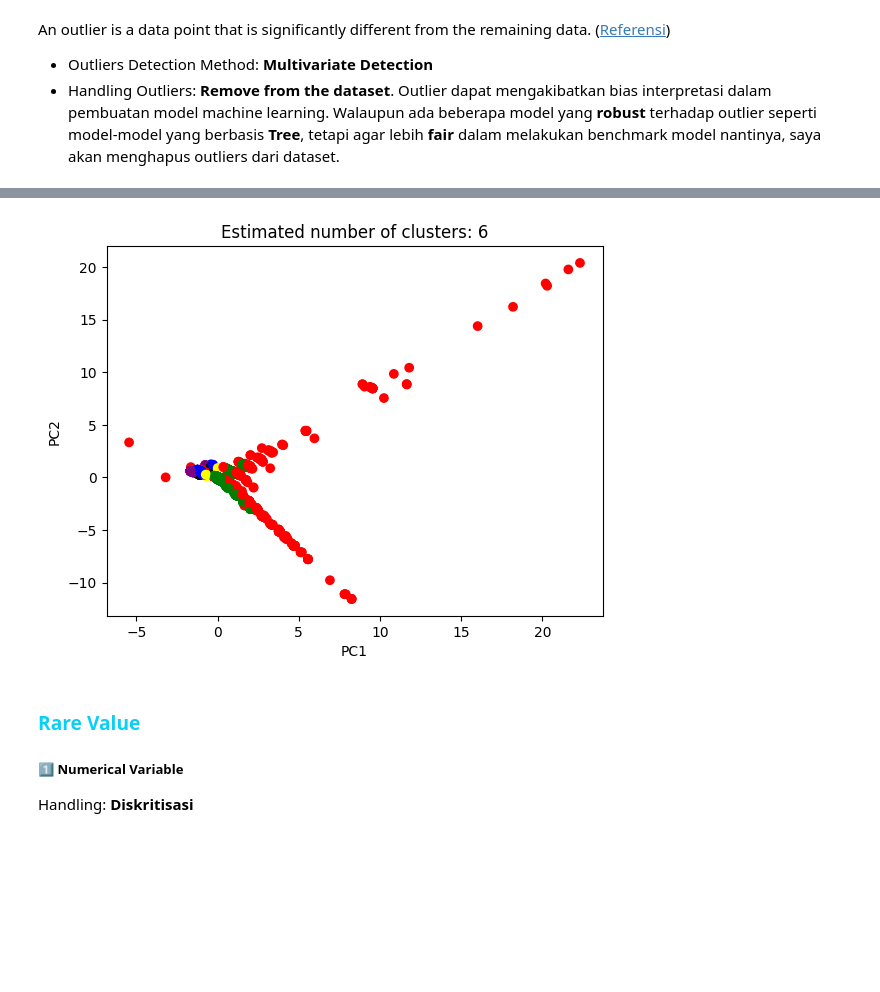
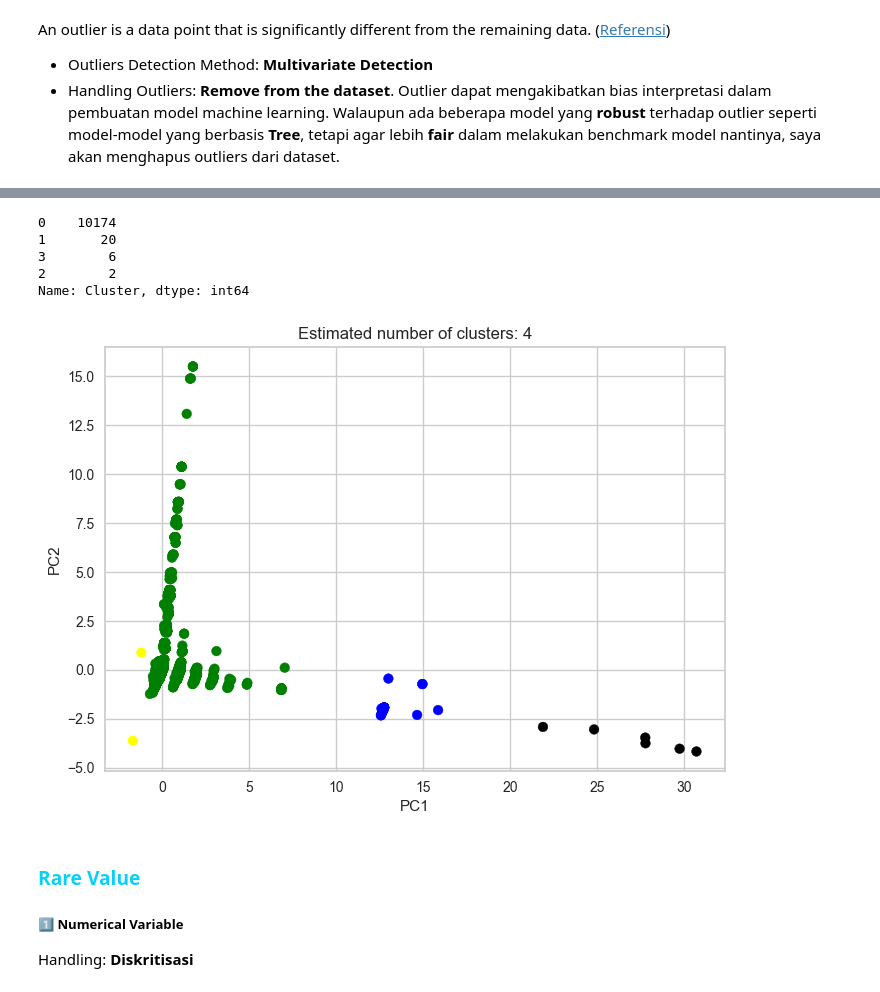
Before and after one commit to fnkhairudin/Hotel-Booking-Demand, a Jupyter notebook: notebooks/1.0-fnk-hotel-classification.ipynb, the cells around one changed output, grey strips where cells are left out. Cells and saved outputs as stored; diff of their text form; code cells hidden in the pictures; blank space fills up the shorter version.

```diff
--- a/notebooks/1.0-fnk-hotel-classification.ipynb
+++ b/notebooks/1.0-fnk-hotel-classification.ipynb
@@ -119,7 +119,7 @@ Dataset dapat di akses pada link berikut: [dataset!](https://drive.google.com/dr
 | `total_of_special_request` | Number of special requests made by the customer (e.g. twin bed or high floor) |
 | `is_canceled` | Value indicating if the booking was canceled (1) or not (0) |
 # %%
-data = pd.read_csv(r"C:\Users\ASUS\Desktop\DataSciencePurwadhika\Modul3\Hotel-Booking-Demand\data\raw\data_hotel_booking_demand.csv")
+data = pd.read_csv(r"C:\Users\faisa\Desktop\DataSciencePurwadhika\Modul3ML\HotelBookingDemand\data\raw\data_hotel_booking_demand.csv")
 data.sample(10)
 # %% [output]
 |  | country | market_segment | previous_cancellations | booking_changes | deposit_type | days_in_waiting_list | ... |
@@ -465,0 +529,9 @@ Jumlah outlier data (multivariate detection) sebesar : 968 baris atau 9%
+# %%
+model = DBSCAN(min_samples=1, eps=5)
+model = model.fit_predict(data_encoded)
+# jumlah unique Cluster
+set(model)
+
+# DataFrame dengan Cluster
+data_encoded['Cluster'] = model
+data_encoded.sample(10)
@@ -466,40 +551,48 @@ Jumlah outlier data (multivariate detection) sebesar : 968 baris atau 9%
+# %%
+data_encoded.Cluster.value_counts()
+# %% [output]
+0    10174
+1       20
+3        6
+2        2
+Name: Cluster, dtype: int64
 # %%
 # plot using 2D PCA
 
 # PCA estimator with 2 PC
 pca = PCA(n_components=2, random_state=22, svd_solver='full')
 pca.fit(data_encoded)
 data_norm = pca.transform(data_encoded)
 
 # ensure the shape of data and the score
 # print(f"jumlah kolom dan baris: {pca_data.shape[0]} baris dan {pca_data.shape[1]} kolom")
 # print(f"PCA score : {pca.explained_variance_ratio_}")
 
 # array dimensional reduction
 pca_data = np.vstack((data_norm.T, model)).T
 
 # creating a new data fram which help us in ploting the result data
 pca_df = pd.DataFrame(data=pca_data, columns=("PC1", "PC2", "cluster"))
 
 # cluster color
 colors = {
-    -1 : 'red',
+    # -1 : 'red',
     0 : 'green',
     1 : 'blue',
     2 : 'yellow',
     3 : 'black',
-    4 : 'purple'
+    # 4 : 'purple'
 }
 
 colors = list(map(lambda x: colors[x], pca_df['cluster']))
 
 plt.scatter(pca_df['PC1'], pca_df['PC2'], c=colors,)
-plt.title(f"Estimated number of clusters: 6")
+plt.title(f"Estimated number of clusters: 4")
 plt.xlabel("PC1")
 plt.ylabel("PC2")
 plt.show()
 # %% [output]
-[figure, old version]
+[figure, new version]
 # %%
 # plot using 3D PCA
 pca = PCA(n_components=3, random_state=22, svd_solver='full')
```
Also changed, not shown: parts of 11 cells of this notebook, 1 other file.
